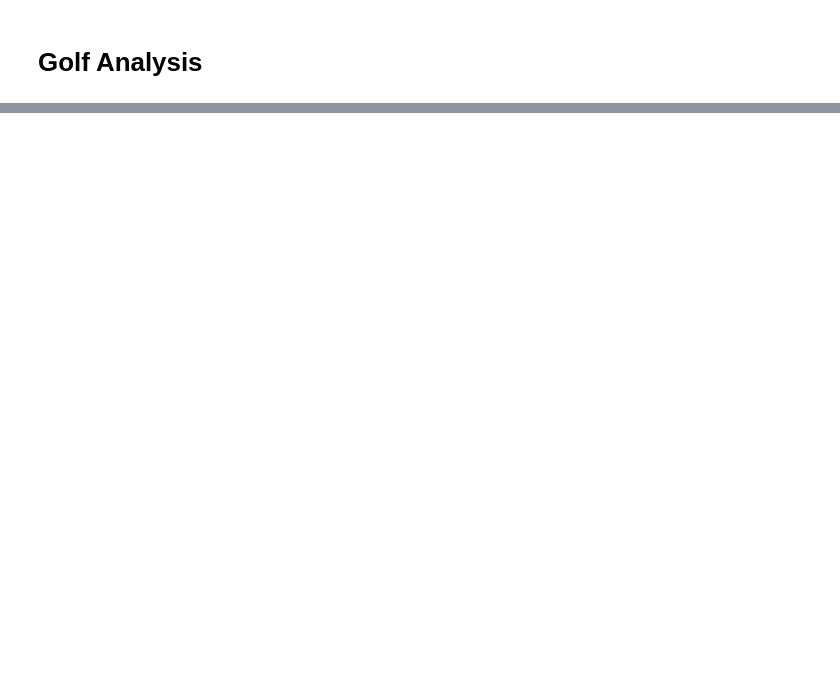
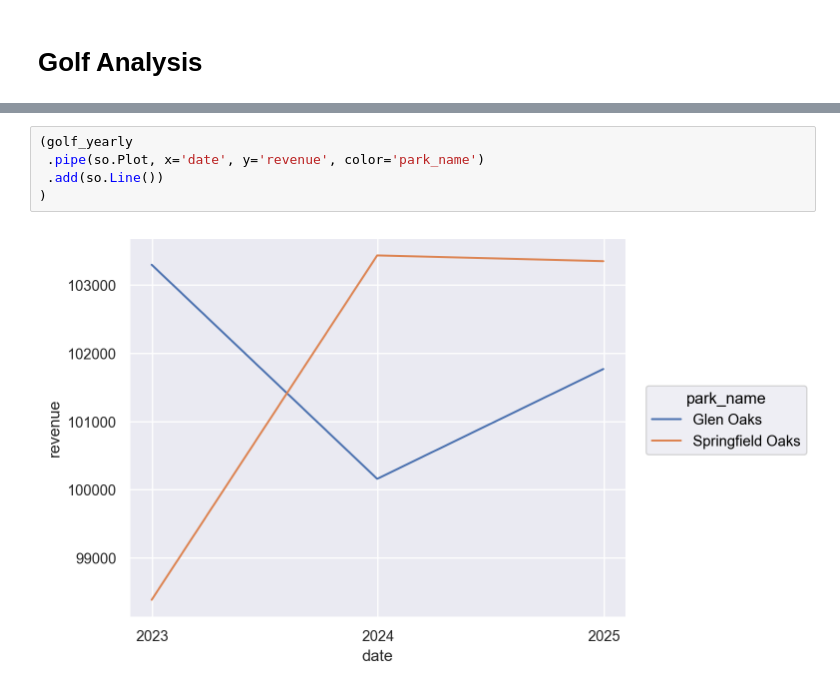
Before and after one commit to tynardone/ocpr-data-viz, a Jupyter notebook: notebooks/2-data-eda.ipynb, the cells around one changed output, grey strips where cells are left out. Drawn from its saved outputs; the diff is of its cells as text; blank space fills up the shorter version.

```diff
--- a/notebooks/2-data-eda.ipynb
+++ b/notebooks/2-data-eda.ipynb
@@ -130,0 +83,7 @@ NameError: name 'x' is not defined
+# %%
+(golf_yearly
+ .pipe(so.Plot, x='date', y='revenue', color='park_name')
+ .add(so.Line())
+)
+# %% [output]
+[figure, added]
```
Also changed, not shown: parts of 9 cells of this notebook, 2 other files.
